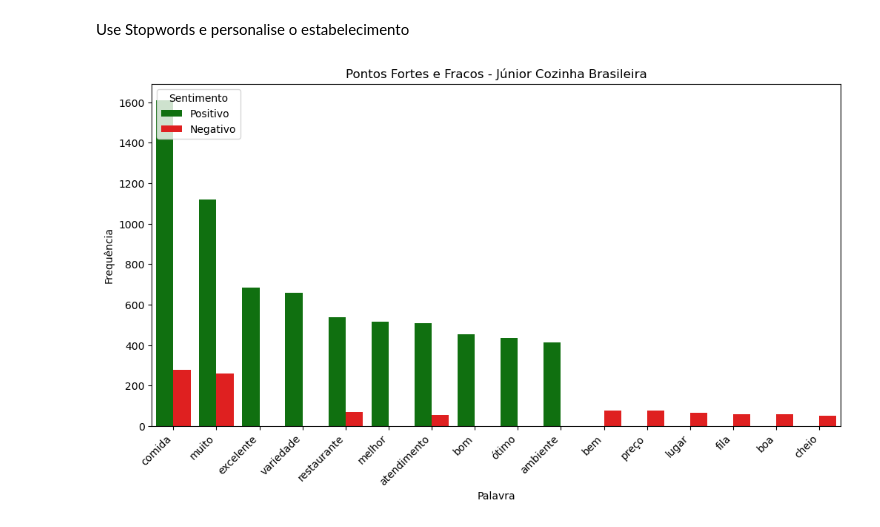
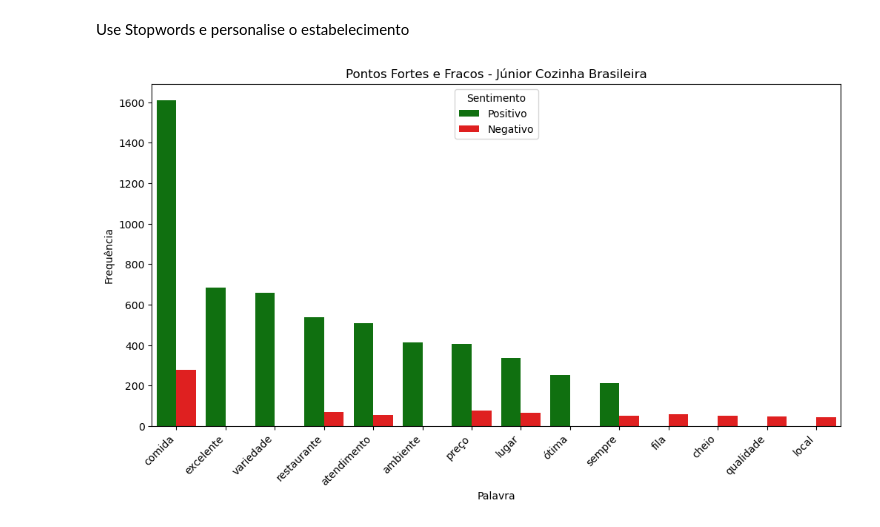
Before and after one commit to Marcos-VM-1708/PAD_JOB, a Jupyter notebook: Ask/ForteseFracos/Analise.ipynb, the cells around one changed output. Cells and saved outputs as stored; diff of their text form; code cells hidden in the pictures.

```diff
--- a/Ask/ForteseFracos/Analise.ipynb
+++ b/Ask/ForteseFracos/Analise.ipynb
@@ -216,7 +219,7 @@ stopwords_portuguese = [
     "eram", "essa", "essas", "esse", "esses", "esta", "estas", "este", "estes", "eu", "isso", "isto", "já", "mais", "mas",
     "me", "mesmo", "mim", "minha", "minhas", "na", "nas", "nem", "no", "nos", "nós", "o", "os", "ou", "para", "pela",
     "pelas", "pelo", "pelos", "por", "qual", "quando", "que", "se", "sem", "ser", "seu", "seus", "sua", "suas", "só",
-    "um", "uma", "você", "vocês", "é", "que", "um", "não", "tem"
+    "um", "uma", "você", "vocês", "é", "que", "um", "não", "tem", "bem", "bom", "boa", "ótimo", "melhor", "muito", "fui"
 ]
 
 # Função atualizada para calcular as palavras mais frequentes, removendo stopwords manuais
@@ -323,13 +330,3 @@ reviews_20_buscar.head()
 | 62425 | 20 Buscar Bar e Restaurante | Mal atendimento. | negative | 1 | 1 | https://lh3.googleusercontent.com... | 2017-02-07 20:57:55.954000+00:00 | Marquinho Faria | ... |
 | 62426 | 20 Buscar Bar e Restaurante | A comida é boa, mas vem muito pou... | negative | 1 | 0 | https://lh3.googleusercontent.com... | 2022-07-11 02:16:07.668000+00:00 | vitor | ... |
 | 62427 | 20 Buscar Bar e Restaurante | Decepcionante, não tinham troco ,... | negative | 1 | 3 | https://lh3.googleusercontent.com... | 2018-12-06 19:05:05.883000+00:00 | ROBERTO A DORNELAS | ... |
-# %%
-# Separando os textos positivos e negativos para o "20 Buscar Bar e Restaurante"
-positive_text_20_buscar = " ".join(reviews_20_buscar[reviews_20_buscar['predictions'] == 'positive']['text'])
-negative_text_20_buscar = " ".join(reviews_20_buscar[reviews_20_buscar['predictions'] == 'negative']['text'])
-
-# Obtendo as palavras mais frequentes para pontos fortes e fracos (versão atualizada com remoção de stopwords)
-positive_common_words_20_buscar = get_most_common_words_updated(positive_text_20_buscar)
-negative_common_words_20_buscar = get_most_common_words_updated(negative_text_20_buscar)
-
-positive_common_words_20_buscar, negative_common_words_20_buscar
@@ -421,21 +347,0 @@ plt.show()
-# %%
-# Utilizando a função anteriormente definida com remoção de stopwords genérica
-positive_common_words_20_buscar = get_most_common_words_updated(positive_text_20_buscar)
-negative_common_words_20_buscar = get_most_common_words_updated(negative_text_20_buscar)
-
-# Convertendo as palavras mais comuns em DataFrames com uma coluna adicional para o sentimento
-positive_df_20_buscar = pd.DataFrame(positive_common_words_20_buscar, columns=['Palavra', 'Frequência'])
-positive_df_20_buscar['Sentimento'] = 'Positivo'
-
-negative_df_20_buscar = pd.DataFrame(negative_common_words_20_buscar, columns=['Palavra', 'Frequência'])
-negative_df_20_buscar['Sentimento'] = 'Negativo'
-
-# Combinando os DataFrames
-combined_df_20_buscar = pd.concat([positive_df_20_buscar, negative_df_20_buscar])
-
-# Plotando o histograma usando Seaborn
-plt.figure(figsize=(12, 6))
-sns.barplot(x='Palavra', y='Frequência', hue='Sentimento', data=combined_df_20_buscar, palette=['green', 'red'])
-plt.xticks(rotation=45, ha='right')
-plt.title('Pontos Fortes e Fracos - Júnior Cozinha Brasileira')
-plt.show()
@@ -451,34 +355,34 @@ reviews_20_buscar = data[data['title'] == 'Júnior Cozinha Brasileira']
 reviews_20_buscar.head()
 
 # Lista manual de stopwords em português fornecida
 stopwords_portuguese = [
     "a", "ao", "aos", "aquela", "aquelas", "aquele", "aqueles", "aquilo", "as", "até", "com", "como", "da", "das", "de",
     "dela", "delas", "dele", "deles", "depois", "do", "dos", "e", "ela", "elas", "ele", "eles", "em", "entre", "era",
     "eram", "essa", "essas", "esse", "esses", "esta", "estas", "este", "estes", "eu", "isso", "isto", "já", "mais", "mas",
     "me", "mesmo", "mim", "minha", "minhas", "na", "nas", "nem", "no", "nos", "nós", "o", "os", "ou", "para", "pela",
     "pelas", "pelo", "pelos", "por", "qual", "quando", "que", "se", "sem", "ser", "seu", "seus", "sua", "suas", "só",
-    "um", "uma", "você", "vocês", "é", "que", "um", "não", "tem", "porém", "pra", "foi"
+    "um", "uma", "você", "vocês", "é", "que", "um", "não", "tem", "porém", "pra", "foi", "bem", "bom", "boa", "ótimo", "melhor", "muita", "muito"
 ]
 
 # Utilizando a função atualizada com a lista manual de stopwords
-positive_common_words_20_buscar = get_most_common_words_updated(positive_text_20_buscar)
-negative_common_words_20_buscar = get_most_common_words_updated(negative_text_20_buscar)
+positive_common_words = get_most_common_words_updated(positive_text_20_buscar)
+negative_common_words = get_most_common_words_updated(negative_text_20_buscar)
 
 # Convertendo as palavras mais comuns em DataFrames com uma coluna adicional para o sentimento
 positive_df_20_buscar = pd.DataFrame(positive_common_words_20_buscar, columns=['Palavra', 'Frequência'])
 positive_df_20_buscar['Sentimento'] = 'Positivo'
 
 negative_df_20_buscar = pd.DataFrame(negative_common_words_20_buscar, columns=['Palavra', 'Frequência'])
 negative_df_20_buscar['Sentimento'] = 'Negativo'
 
 # Combinando os DataFrames
 combined_df_20_buscar = pd.concat([positive_df_20_buscar, negative_df_20_buscar])
 
 # Plotando o histograma usando Seaborn
 plt.figure(figsize=(12, 6))
 sns.barplot(x='Palavra', y='Frequência', hue='Sentimento', data=combined_df_20_buscar, palette=['green', 'red'])
 plt.xticks(rotation=45, ha='right')
 plt.title('Pontos Fortes e Fracos - Júnior Cozinha Brasileira')
 plt.show()
 # %% [output]
-[figure, old version]
+[figure, new version]
```
Also changed, not shown: parts of 11 cells of this notebook, 2 other files.
